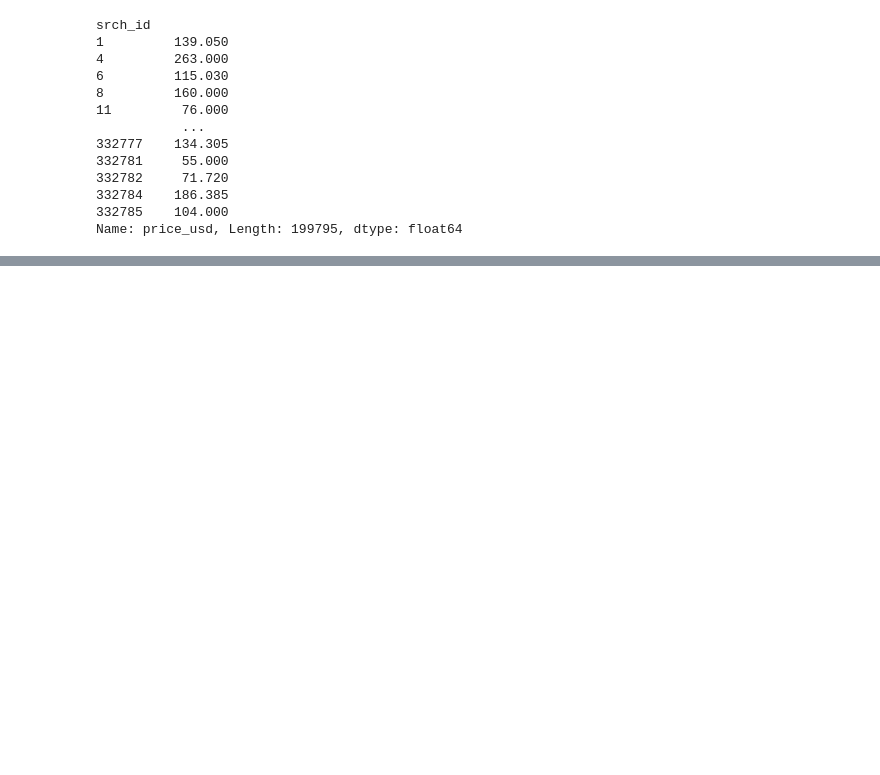
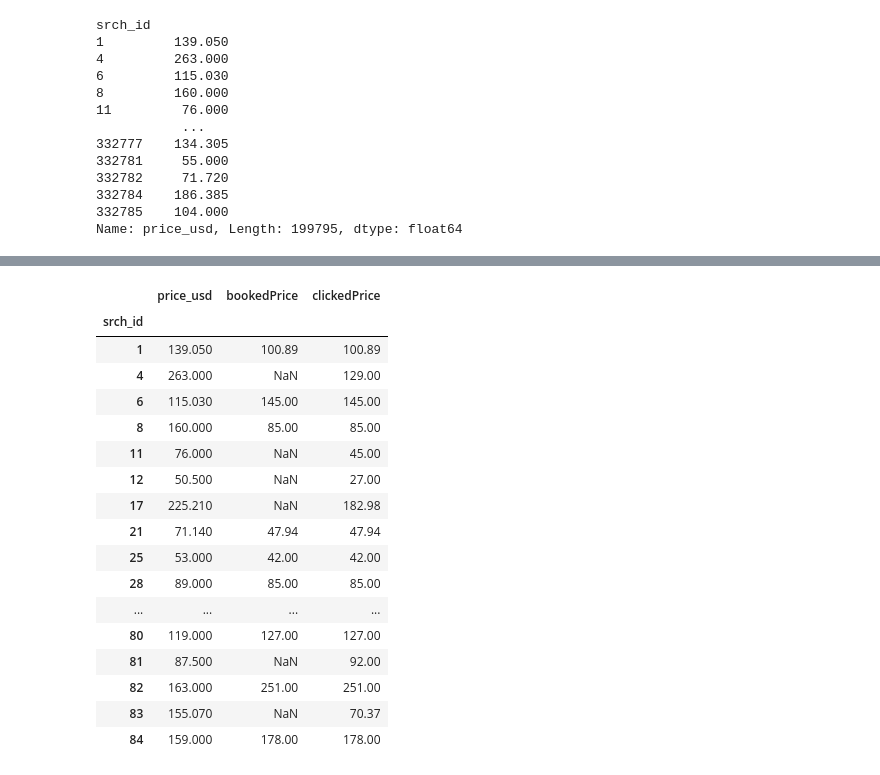
Before and after one commit to sfikouris/DM, a Jupyter notebook: Assignment2/paris/EDA.ipynb, the cells around one changed output, grey strips where cells are left out. Saved outputs shown, nothing was run; the diff lists cells and outputs as text; code cells hidden in the pictures; blank space fills up the shorter version.

Commit message:
create table with price avg

```diff
--- a/Assignment2/paris/EDA.ipynb
+++ b/Assignment2/paris/EDA.ipynb
@@ -58,7 +58,8 @@ srch_id
 Name: price_usd, Length: 199795, dtype: float64
 # %%
 filt = df['booking_bool'] == 1
-PriceOfBookedValue=df[filt]['price_usd']
+df_newbook=df.rename(columns={'price_usd': 'bookedPrice'})
+PriceOfBookedValue=df_newbook[filt].set_index('srch_id')['bookedPrice']
 # %%
 PriceOfBookedValue
 # %% [output]
@@ -77,0 +79,5 @@ Name: price_usd, Length: 138390, dtype: float64
+# %%
+filt = df['click_bool'] == 1
+df_newclick=df.rename(columns={'price_usd': 'clickedPrice'})
+PriceOfclickedValue = df_newclick[filt].set_index('srch_id')['clickedPrice']
+PriceOfclickedValue
@@ -77,0 +98,3 @@ Name: price_usd, Length: 138390, dtype: float64
+# %%
+python_df = pd.concat([AvgHotelPricePerSrchID, PriceOfBookedValue, PriceOfclickedValue], axis='columns', sort= False)
+python_df
@@ -77,0 +133,21 @@ Name: price_usd, Length: 138390, dtype: float64
+# %%
+python_df.head(50)
+# %% [output]
+|  | price_usd | bookedPrice | clickedPrice |
+| srch_id |  |  |  |
+| 1 | 139.050 | 100.89 | 100.89 |
+| 4 | 263.000 | NaN | 129.00 |
+| 6 | 115.030 | 145.00 | 145.00 |
+| 8 | 160.000 | 85.00 | 85.00 |
+| 11 | 76.000 | NaN | 45.00 |
+| 12 | 50.500 | NaN | 27.00 |
+| 17 | 225.210 | NaN | 182.98 |
+| 21 | 71.140 | 47.94 | 47.94 |
+| 25 | 53.000 | 42.00 | 42.00 |
+| 28 | 89.000 | 85.00 | 85.00 |
+| ... | ... | ... | ... |
+| 80 | 119.000 | 127.00 | 127.00 |
+| 81 | 87.500 | NaN | 92.00 |
+| 82 | 163.000 | 251.00 | 251.00 |
+| 83 | 155.070 | NaN | 70.37 |
+| 84 | 159.000 | 178.00 | 178.00 |
```
Also changed, not shown: parts of 5 cells of this notebook, 1 other file.
